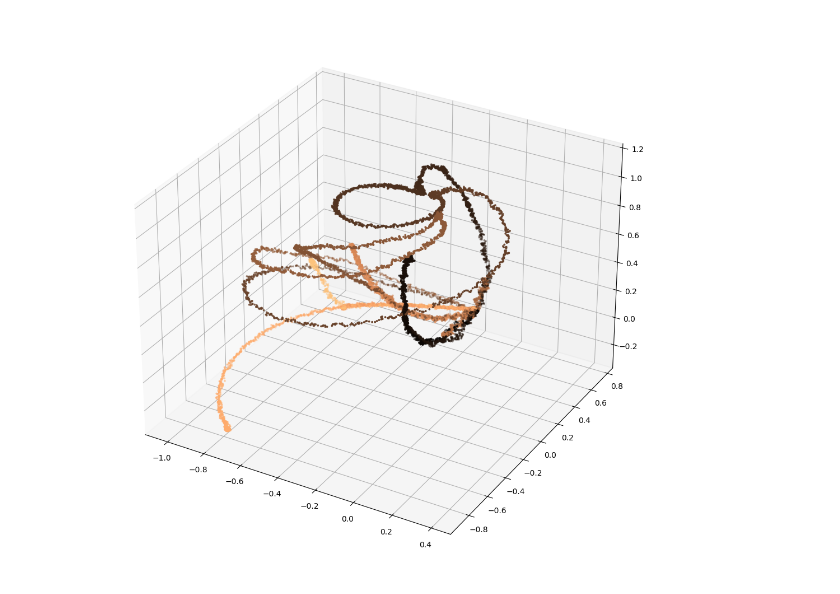
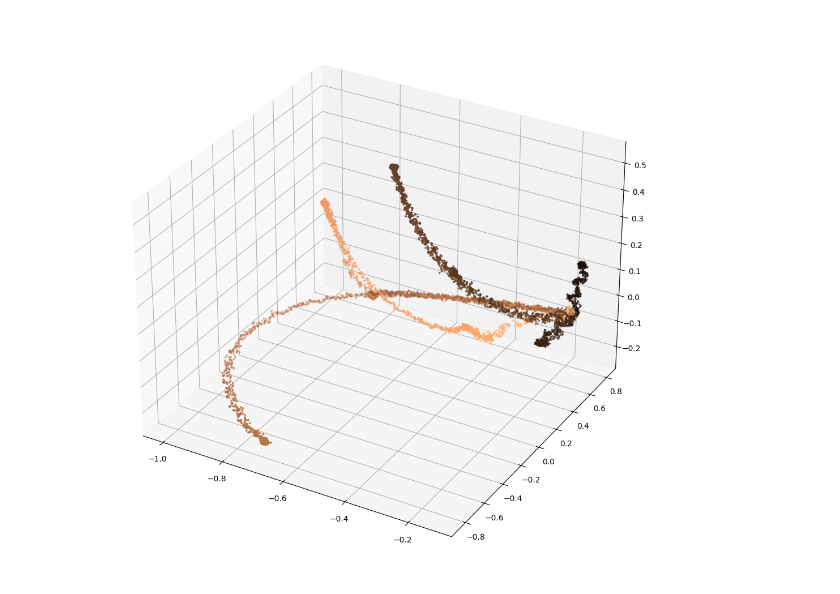
Before and after one commit to AGH-Evil-Inc/FiFS-EKF, a Jupyter notebook: tests.ipynb, the cells around one changed output. Cells and saved outputs as stored; diff of their text form; code cells hidden in the pictures.

```diff
--- a/tests.ipynb
+++ b/tests.ipynb
@@ -1,38 +1,38 @@
 # %%
 import pandas as pd
 import matplotlib.pyplot as plt
 
-%matplotlib widget
+# %matplotlib widget
 
 gravity = 9.81
 
 
 data_phone = pd.read_csv("data/phone_test_mag.csv")
 
-# data = pd.read_csv("data/test.csv")
-# data_train = pd.read_csv("data/train.csv")
-data = pd.read_csv("data/calib.csv")
+data = pd.read_csv("data/test.csv")
+data_train = pd.read_csv("data/train.csv")
+# data = pd.read_csv("data/calib.csv")
 # display(data.head())
 
 # Dane z akcelerometru w g -> m/s^2
 data['AccX'] *= gravity
 data['AccY'] *= gravity
 data['AccZ'] *= gravity
 
 # fig1, ax1 = plt.subplots()
 # ax1.plot(data['Time'], data['AccX'], label="AccX")
 # ax1.plot(data['Time'], data['AccY'], label="AccY")
 # ax1.plot(data['Time'], data['AccZ'], label="AccZ")
 # ax1.legend()
 
 
 fig2, ax2 = plt.subplots(1, 1, figsize=(10, 10), subplot_kw={'projection': '3d'})
 
 ax2.scatter(data['MagX'], data['MagY'], data['MagZ'], s=3, c=data['Id'], cmap='copper')
 fig2.tight_layout()
 plt.show()
 # %% [output]
-[figure, old version]
+[figure, new version]
 # %%
 display(data_train.head())
 # %% [output]
```
Also changed, not shown: parts of 2 cells of this notebook.
